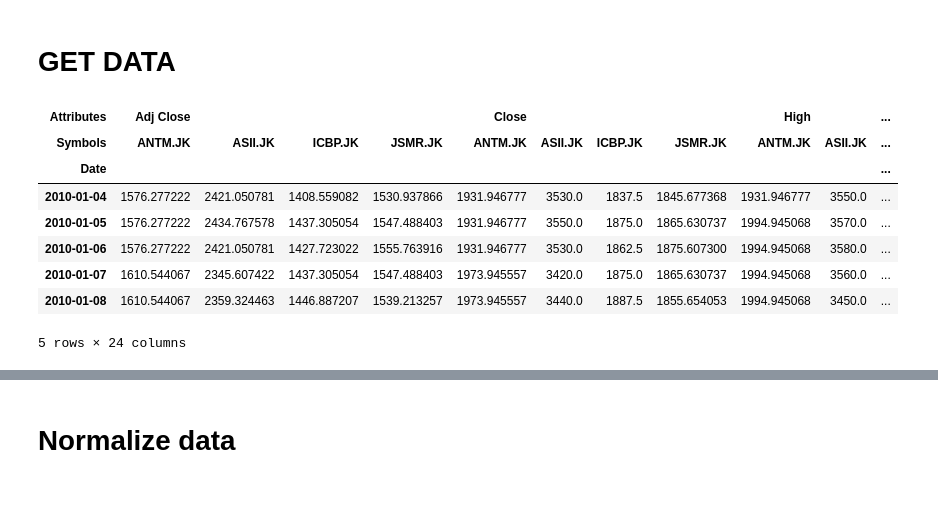
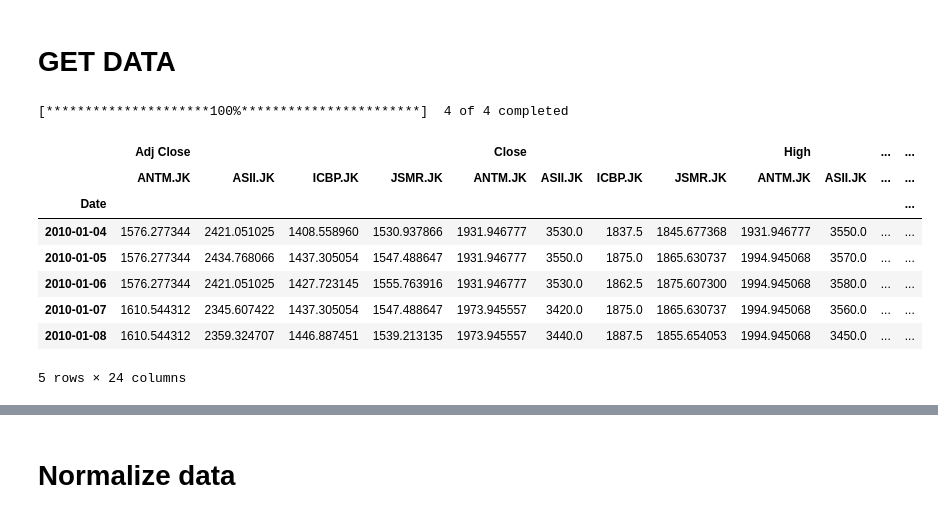
Before and after one commit to Limeless04/Stock-Price-modeling-with-LSTM, a Jupyter notebook: LSTM_Pemodelan.ipynb, the cells around one changed output, grey strips where cells are left out. Drawn from its saved outputs; the diff is of its cells as text; code cells hidden in the pictures.

```diff
--- a/LSTM_Pemodelan.ipynb
+++ b/LSTM_Pemodelan.ipynb
@@ -26,22 +27,25 @@ from keras.layers import ConvLSTM2D
 # %% [markdown]
 # GET DATA
 # %%
+yf.pdr_override()
 tickers = ["ANTM.JK","ASII.JK","ICBP.JK","JSMR.JK"]
 
+stock = 'ANTM.JK'
 today = date.today()
 # print(today)
 start_date = '2010-01-01'
-end_date = '2022-08-02'
+# end_date = '2022-08-02'
 
-panel_data = data.DataReader(tickers,'yahoo',start_date,end_date)
+panel_data = pdr.get_data_yahoo(tickers,start=start_date, end=today)
 panel_data.head(5)
 # %% [output]
+[*********************100%***********************]  4 of 4 completed
-| Attributes | Adj Close |  |  |  | Close |  |  |  | High |  | ... |
-| Symbols | ANTM.JK | ASII.JK | ICBP.JK | JSMR.JK | ANTM.JK | ASII.JK | ICBP.JK | JSMR.JK | ANTM.JK | ASII.JK | ... |
-| Date |  |  |  |  |  |  |  |  |  |  | ... |
-| 2010-01-04 | 1576.277222 | 2421.050781 | 1408.559082 | 1530.937866 | 1931.946777 | 3530.0 | 1837.5 | 1845.677368 | 1931.946777 | 3550.0 | ... |
-| 2010-01-05 | 1576.277222 | 2434.767578 | 1437.305054 | 1547.488403 | 1931.946777 | 3550.0 | 1875.0 | 1865.630737 | 1994.945068 | 3570.0 | ... |
-| 2010-01-06 | 1576.277222 | 2421.050781 | 1427.723022 | 1555.763916 | 1931.946777 | 3530.0 | 1862.5 | 1875.607300 | 1994.945068 | 3580.0 | ... |
-| 2010-01-07 | 1610.544067 | 2345.607422 | 1437.305054 | 1547.488403 | 1973.945557 | 3420.0 | 1875.0 | 1865.630737 | 1994.945068 | 3560.0 | ... |
-| 2010-01-08 | 1610.544067 | 2359.324463 | 1446.887207 | 1539.213257 | 1973.945557 | 3440.0 | 1887.5 | 1855.654053 | 1994.945068 | 3450.0 | ... |
+|  | Adj Close |  |  |  | Close |  |  |  | High |  | ... | ... |
+|  | ANTM.JK | ASII.JK | ICBP.JK | JSMR.JK | ANTM.JK | ASII.JK | ICBP.JK | JSMR.JK | ANTM.JK | ASII.JK | ... | ... |
+| Date |  |  |  |  |  |  |  |  |  |  |  | ... |
+| 2010-01-04 | 1576.277344 | 2421.051025 | 1408.558960 | 1530.937866 | 1931.946777 | 3530.0 | 1837.5 | 1845.677368 | 1931.946777 | 3550.0 | ... | ... |
+| 2010-01-05 | 1576.277344 | 2434.768066 | 1437.305054 | 1547.488647 | 1931.946777 | 3550.0 | 1875.0 | 1865.630737 | 1994.945068 | 3570.0 | ... | ... |
+| 2010-01-06 | 1576.277344 | 2421.051025 | 1427.723145 | 1555.763916 | 1931.946777 | 3530.0 | 1862.5 | 1875.607300 | 1994.945068 | 3580.0 | ... | ... |
+| 2010-01-07 | 1610.544312 | 2345.607422 | 1437.305054 | 1547.488647 | 1973.945557 | 3420.0 | 1875.0 | 1865.630737 | 1994.945068 | 3560.0 | ... | ... |
+| 2010-01-08 | 1610.544312 | 2359.324707 | 1446.887451 | 1539.213135 | 1973.945557 | 3440.0 | 1887.5 | 1855.654053 | 1994.945068 | 3450.0 | ... | ... |
-5 rows × 24 columns
+5 rows × 24 columns
```
Also changed, not shown: parts of 124 cells of this notebook, 7 other files.
